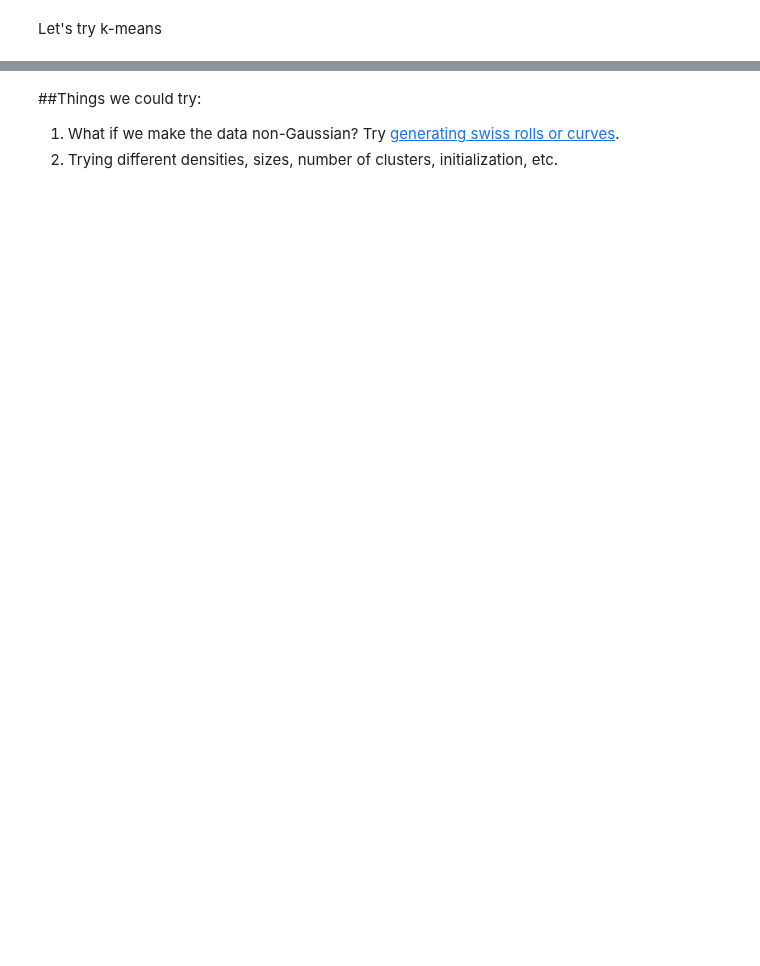
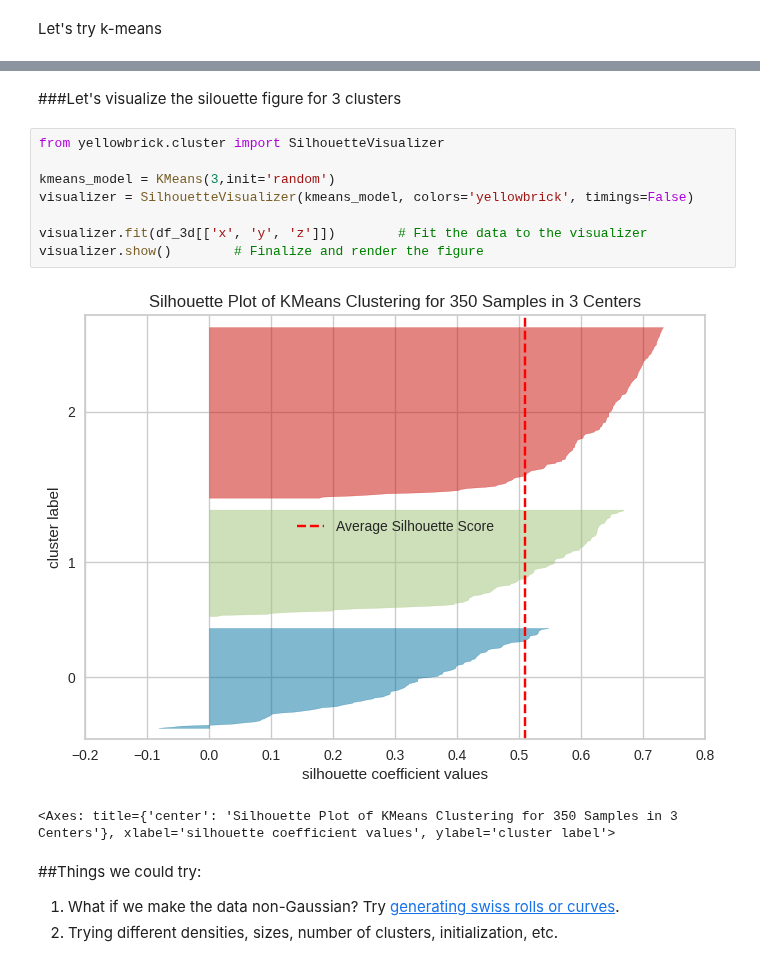
Before and after one commit to elhamod/BA820, a Jupyter notebook: Hands-on/02-clustering/Clustering_Synthetic_Data.ipynb, the cells around one changed output, grey strips where cells are left out. Saved outputs shown, nothing was run; the diff lists cells and outputs as text; blank space fills up the shorter version.

```diff
--- a/Hands-on/02-clustering/Clustering_Synthetic_Data.ipynb
+++ b/Hands-on/02-clustering/Clustering_Synthetic_Data.ipynb
@@ -188,3 +213,16 @@ fig.show()
+# %% [markdown]
+###Let's visualize the silouette figure for 3 clusters
+# %%
+from yellowbrick.cluster import SilhouetteVisualizer
+
+kmeans_model = KMeans(3,init='random')
+visualizer = SilhouetteVisualizer(kmeans_model, colors='yellowbrick', timings=False)
+
+visualizer.fit(df_3d[['x', 'y', 'z']])        # Fit the data to the visualizer
+visualizer.show()        # Finalize and render the figure
+# %% [output]
+[figure, added]
+<Axes: title={'center': 'Silhouette Plot of KMeans Clustering for 350 Samples in 3 Centers'}, xlabel='silhouette coefficient values', ylabel='cluster label'>
 # %% [markdown]
 ##Things we could try:
 
```
Also changed, not shown: parts of 12 cells of this notebook.
